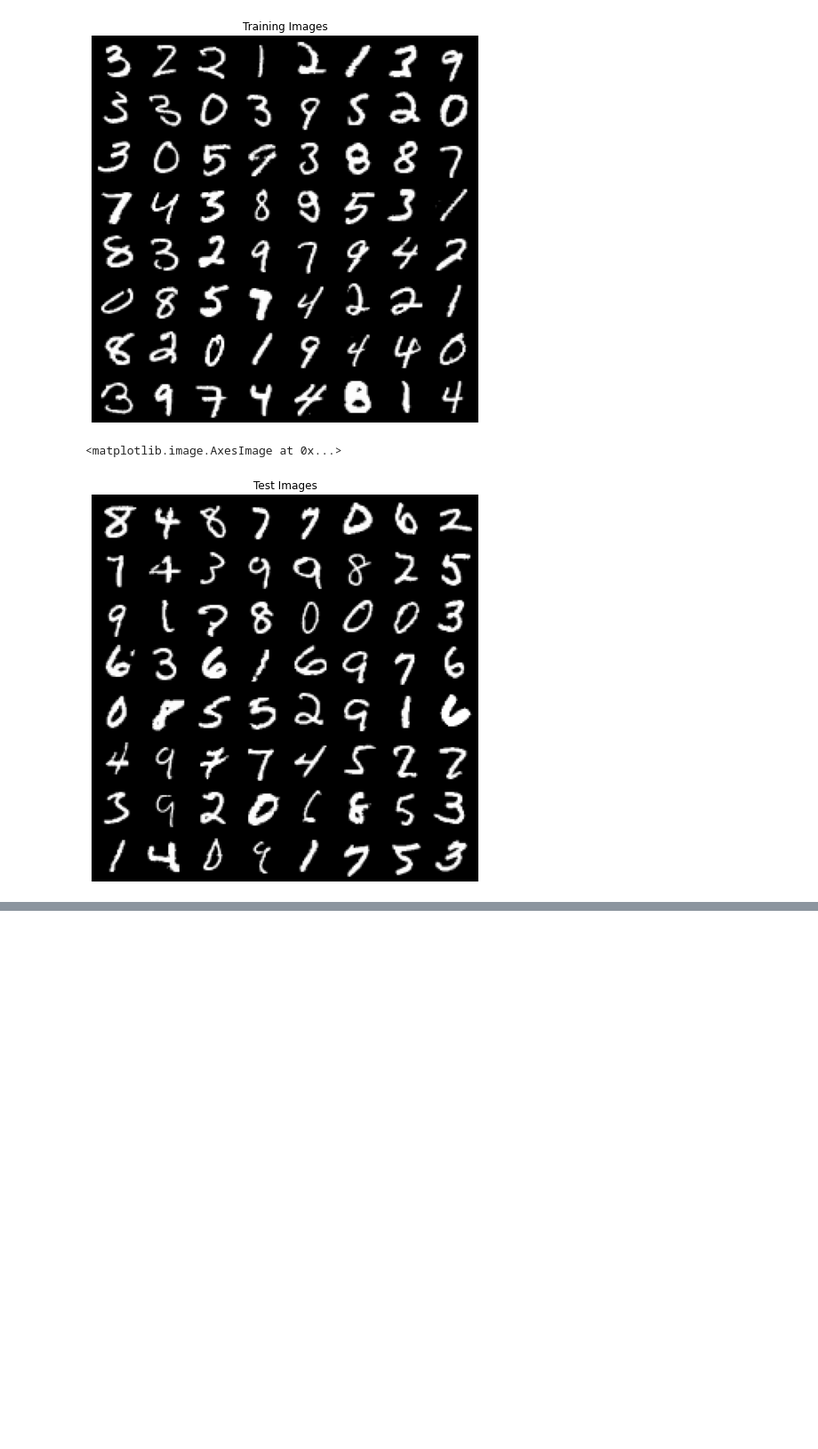
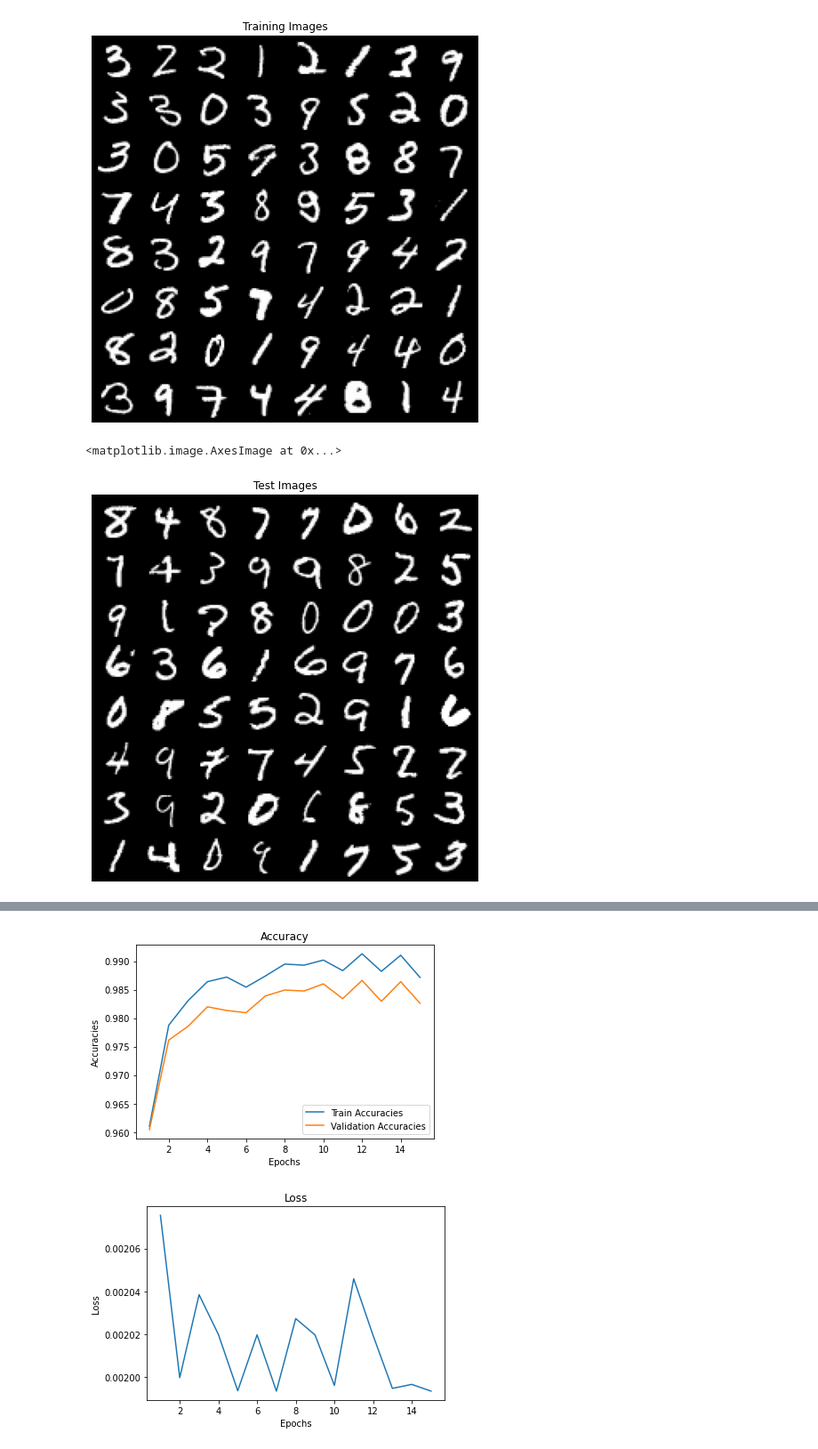
Before and after one commit to shreyas1209/Sudoku_Solver_App, a Jupyter notebook: Sudoku_train.ipynb, the cells around one changed output, grey strips where cells are left out. Shown at 89% size. Cells and saved outputs as stored; diff of their text form; code cells hidden in the pictures; blank space fills up the shorter version.

```diff
--- a/Sudoku_train.ipynb
+++ b/Sudoku_train.ipynb
@@ -191,0 +192,11 @@ plt.show()
+# %%
+start = time.time()
+model2,history2 = train(model = model2,
+                      loss_function=loss_fn,
+                      optimizer = optimizer2,
+                      train_dl = train_dataloader,
+                      val_dl = val_dataloader,
+                      epochs = epochs)
+end = time.time()
+elapsed = end-start
+print("Total time :", elapsed)
@@ -191,0 +257,5 @@ plt.show()
+# %%
+plot_analysis(history2,epochs)
+# %% [output]
+[figure, added]
+[figure, added]
```
Also changed, not shown: parts of 13 cells of this notebook.
